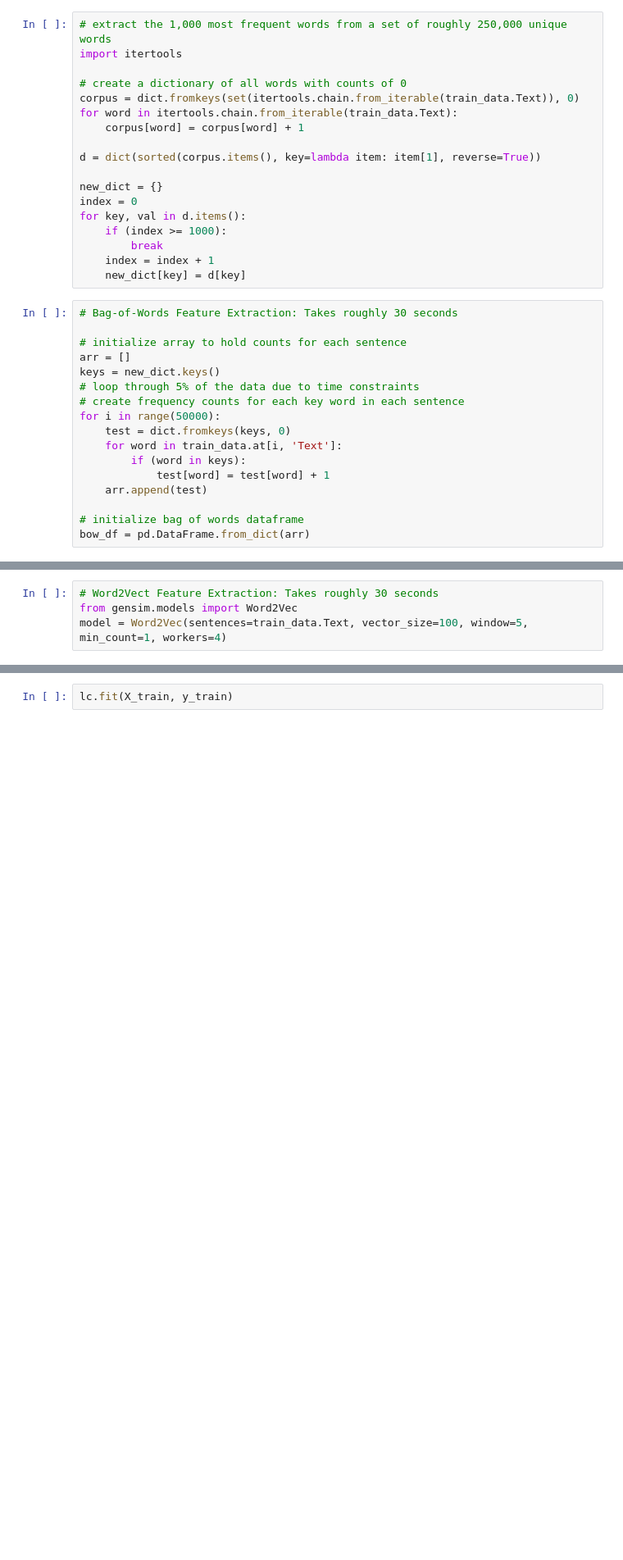
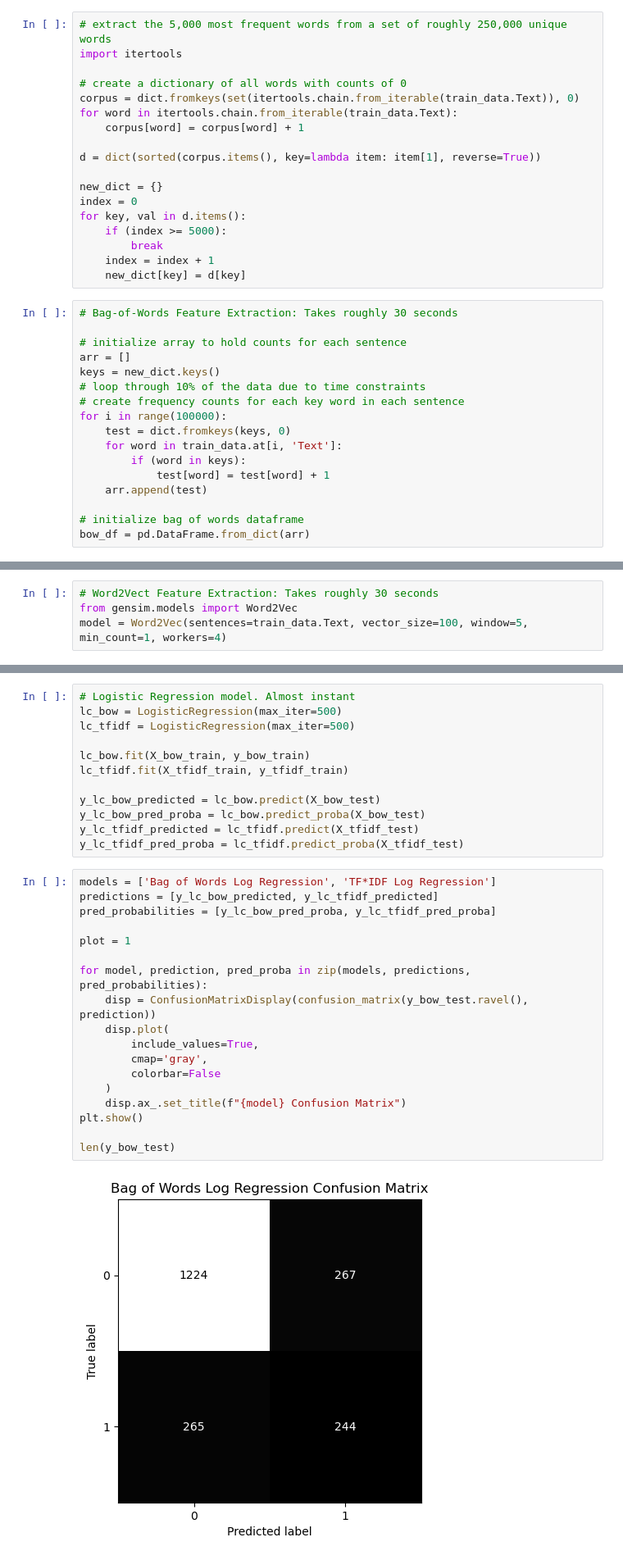
Before and after one commit to npgilman/SentimentAnalysisHomework, a Jupyter notebook: hw2_code.ipynb, the cells around one changed output, grey strips where cells are left out. Shown at 82% size. Drawn from its saved outputs; the diff is of its cells as text; blank space fills up the shorter version.

Commit message:
Restarting terminal. Almost done. Walking to library and going to run logistic classification on the word2vec. After that, I will run the other models on the best linguistic feature

```diff
--- a/hw2_code.ipynb
+++ b/hw2_code.ipynb
@@ -88,7 +88,7 @@ covered in the class, including bag-of-words, tf*idf, word2vec, etc. You may
 also consider other word-embedding semantic features such as Glove or
 BERT, but these are not required.
 # %%
-# extract the 1,000 most frequent words from a set of roughly 250,000 unique words
+# extract the 5,000 most frequent words from a set of roughly 250,000 unique words
 import itertools
 
 # create a dictionary of all words with counts of 0
@@ -101,7 +101,7 @@ d = dict(sorted(corpus.items(), key=lambda item: item[1], reverse=True))
 new_dict = {}
 index = 0
 for key, val in d.items():
-    if (index >= 1000):
+    if (index >= 5000):
         break
     index = index + 1
     new_dict[key] = d[key]
@@ -111,9 +111,9 @@ for key, val in d.items():
 # initialize array to hold counts for each sentence
 arr = []
 keys = new_dict.keys()
-# loop through 5% of the data due to time constraints
+# loop through 10% of the data due to time constraints
 # create frequency counts for each key word in each sentence
-for i in range(50000):
+for i in range(100000):
     test = dict.fromkeys(keys, 0)
     for word in train_data.at[i, 'Text']:
         if (word in keys):
@@ -229,2 +230,32 @@ rfc = RandomForestClassifier()
 # %%
-lc.fit(X_train, y_train)
+# Logistic Regression model. Almost instant
+lc_bow = LogisticRegression(max_iter=500)
+lc_tfidf = LogisticRegression(max_iter=500)
+
+lc_bow.fit(X_bow_train, y_bow_train)
+lc_tfidf.fit(X_tfidf_train, y_tfidf_train)
+
+y_lc_bow_predicted = lc_bow.predict(X_bow_test)
+y_lc_bow_pred_proba = lc_bow.predict_proba(X_bow_test)
+y_lc_tfidf_predicted = lc_tfidf.predict(X_tfidf_test)
+y_lc_tfidf_pred_proba = lc_tfidf.predict_proba(X_tfidf_test)
+# %%
+models = ['Bag of Words Log Regression', 'TF*IDF Log Regression']
+predictions = [y_lc_bow_predicted, y_lc_tfidf_predicted]
+pred_probabilities = [y_lc_bow_pred_proba, y_lc_tfidf_pred_proba]
+
+plot = 1
+
+for model, prediction, pred_proba in zip(models, predictions, pred_probabilities):
+    disp = ConfusionMatrixDisplay(confusion_matrix(y_bow_test.ravel(), prediction))
+    disp.plot(
+        include_values=True,
+        cmap='gray',
+        colorbar=False
+    )
+    disp.ax_.set_title(f"{model} Confusion Matrix")
+plt.show()
+
+len(y_bow_test)
+# %% [output]
+[figure, added]
```
Also changed, not shown: parts of 10 cells of this notebook.
